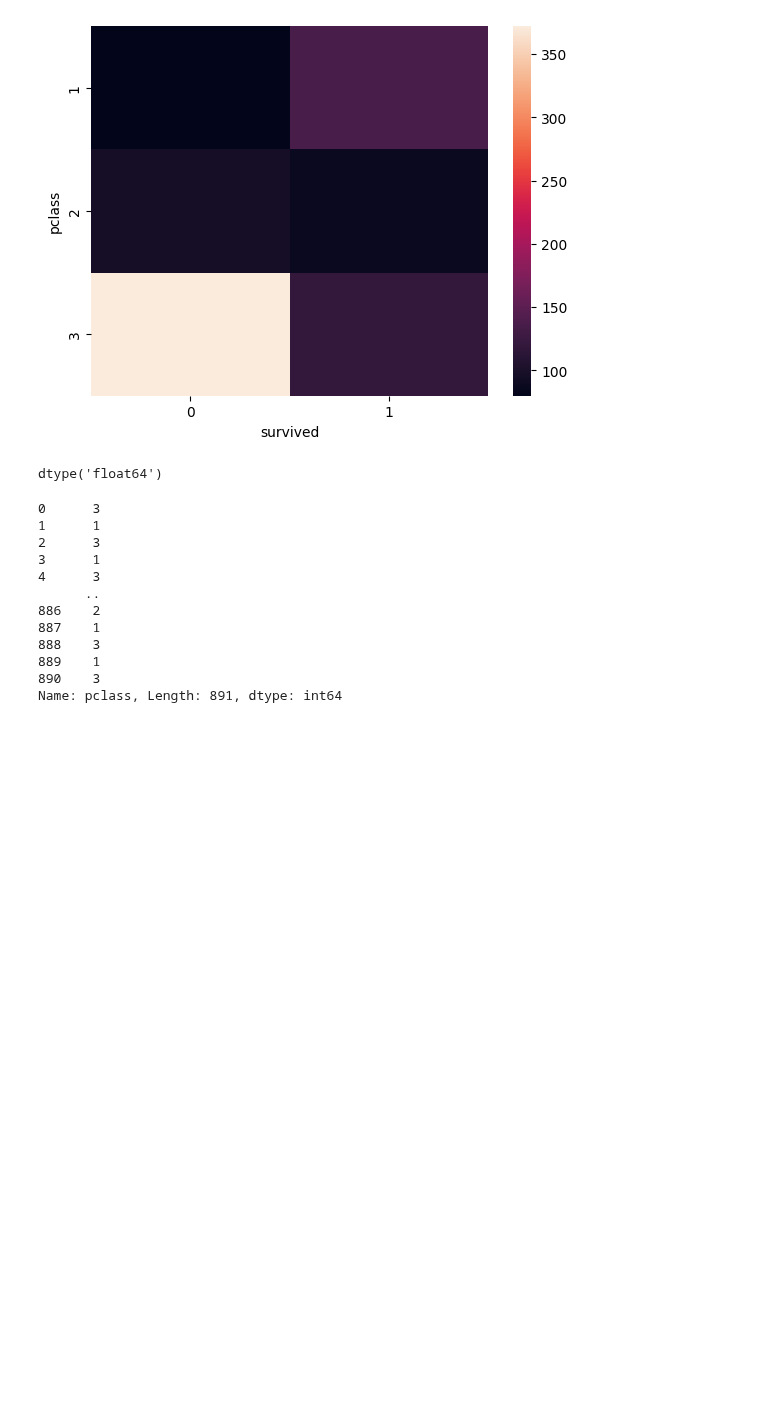
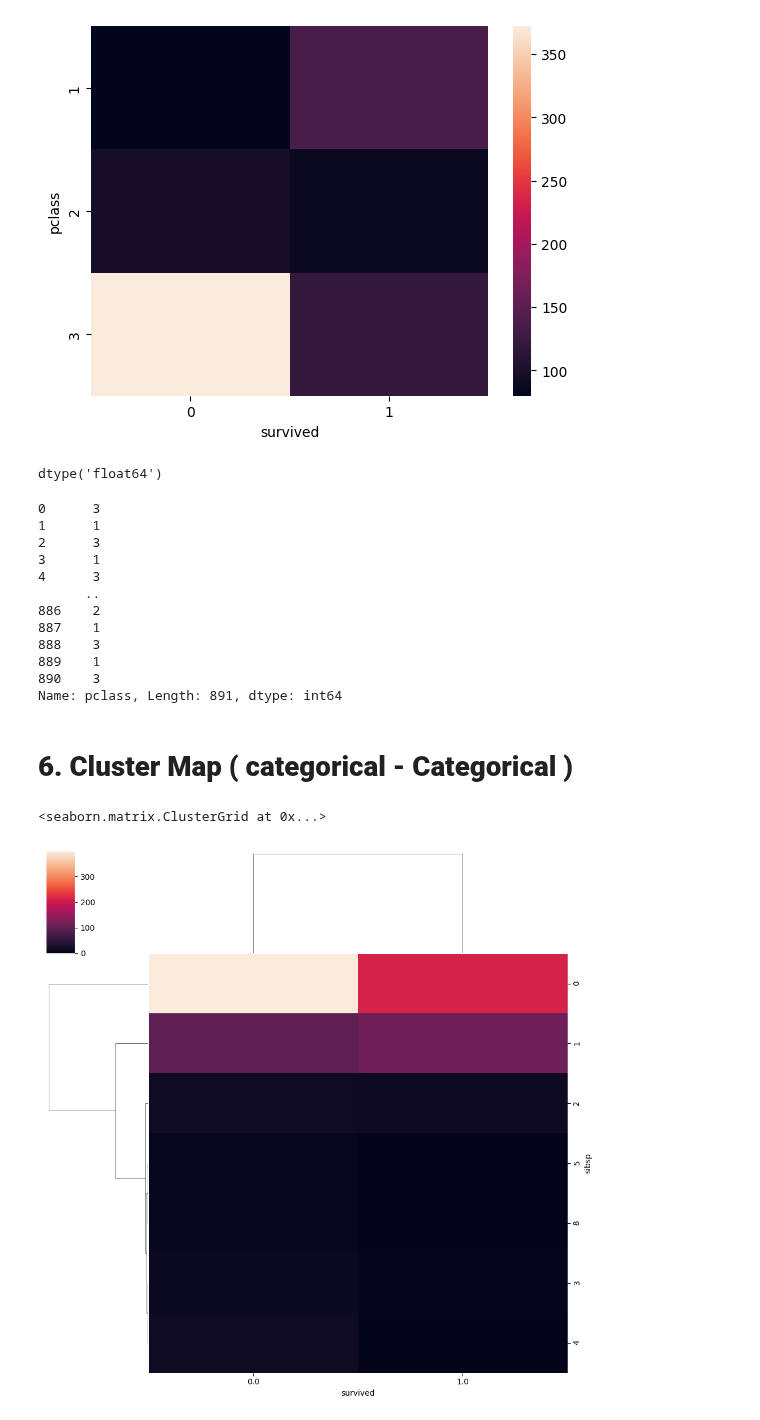
Before and after one commit to theakash07/100_Days_Machine_Learning, a Jupyter notebook: Day21EDA_using_Bivariate_and_Multivariate_Analysis.ipynb, the cells around one changed output. Cells and saved outputs as stored; diff of their text form; code cells hidden in the pictures; blank space fills up the shorter version.

```diff
--- a/Day21EDA_using_Bivariate_and_Multivariate_Analysis.ipynb
+++ b/Day21EDA_using_Bivariate_and_Multivariate_Analysis.ipynb
@@ -216,3 +216,10 @@ traindf['pclass'].astype(int)
 Name: pclass, Length: 891, dtype: int64
 # %%
 (traindf.groupby('embarked').mean()['survived']*100)
+# %% [markdown]
+# **6. Cluster Map ( categorical - Categorical )**
+# %%
+sns.clustermap(pd.crosstab(traindf['sibsp'],traindf['survived']))
+# %% [output]
+<seaborn.matrix.ClusterGrid at 0x...>
+[figure, added]
```
Also changed, not shown: parts of 1 cell of this notebook.
